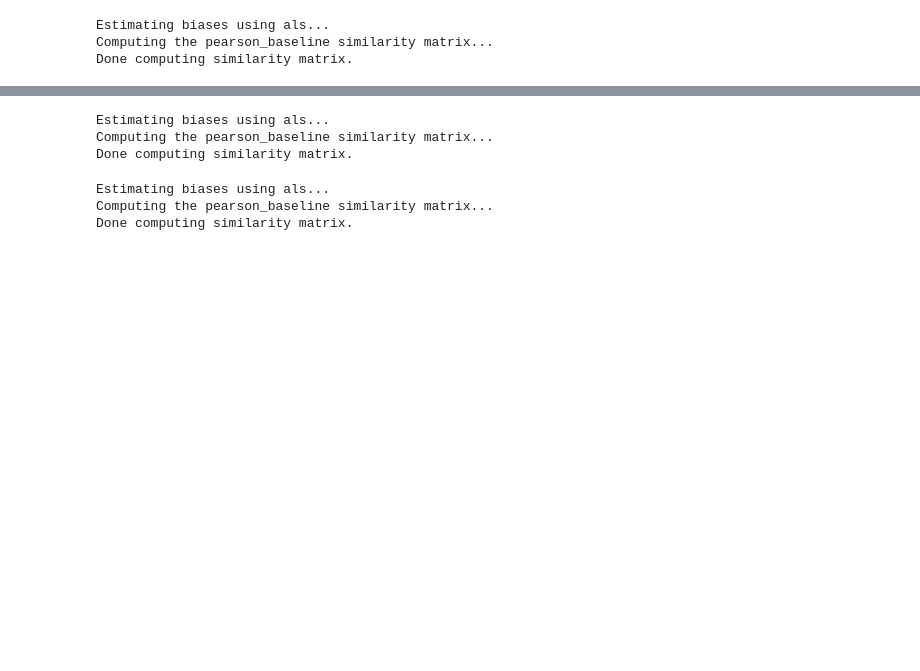
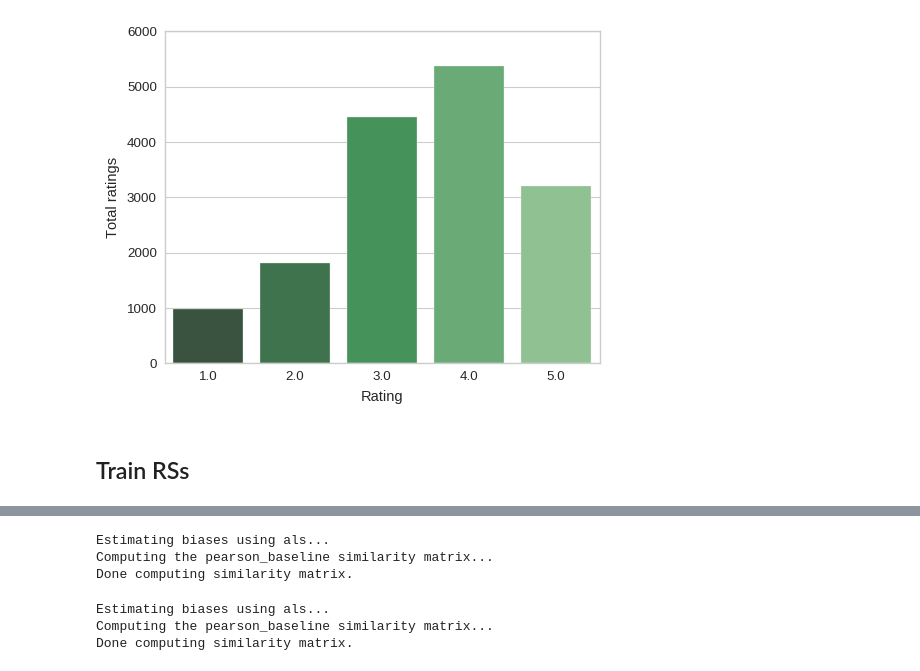
Before and after one commit to Makazone/BachelorThesis, a Jupyter notebook: Diploma.ipynb, the cells around one changed output, grey strips where cells are left out. Saved outputs shown, nothing was run; the diff lists cells and outputs as text; code cells hidden in the pictures; blank space fills up the shorter version.

```diff
--- a/Diploma.ipynb
+++ b/Diploma.ipynb
@@ -78,3 +232,18 @@ NameError: name 'restricted_testset' is not defined
+# %%
+sns.set_context("paper", font_scale=1.2, rc={"lines.linewidth": 1.5})
+
+plt.figure(figsize=(5, 4))
+
+g = sns.countplot(x="rating", data=ratings_df, palette="Greens_d")
+
+g.set_ylabel("Total ratings")
+g.set_xlabel("Rating")
+
+plt.show()
+# %% [output]
+[figure, added]
+# %% [markdown]
+## Train RSs
 # %%
 svd = sp.SVD()
 svd.train(trainset)
@@ -84,11 +253,3 @@ svdpp.train(trainset)
 # %%
 nmf = sp.NMF()
 nmf.train(trainset)
-# %%
-sim_options = {'name': 'pearson_baseline', 'user_based': False}
-knn = sp.KNNBaseline(sim_options=sim_options)
-knn.train(trainset)
-# %% [output]
-Estimating biases using als...
-Computing the pearson_baseline similarity matrix...
-Done computing similarity matrix.
```
Also changed, not shown: parts of 57 cells of this notebook.
